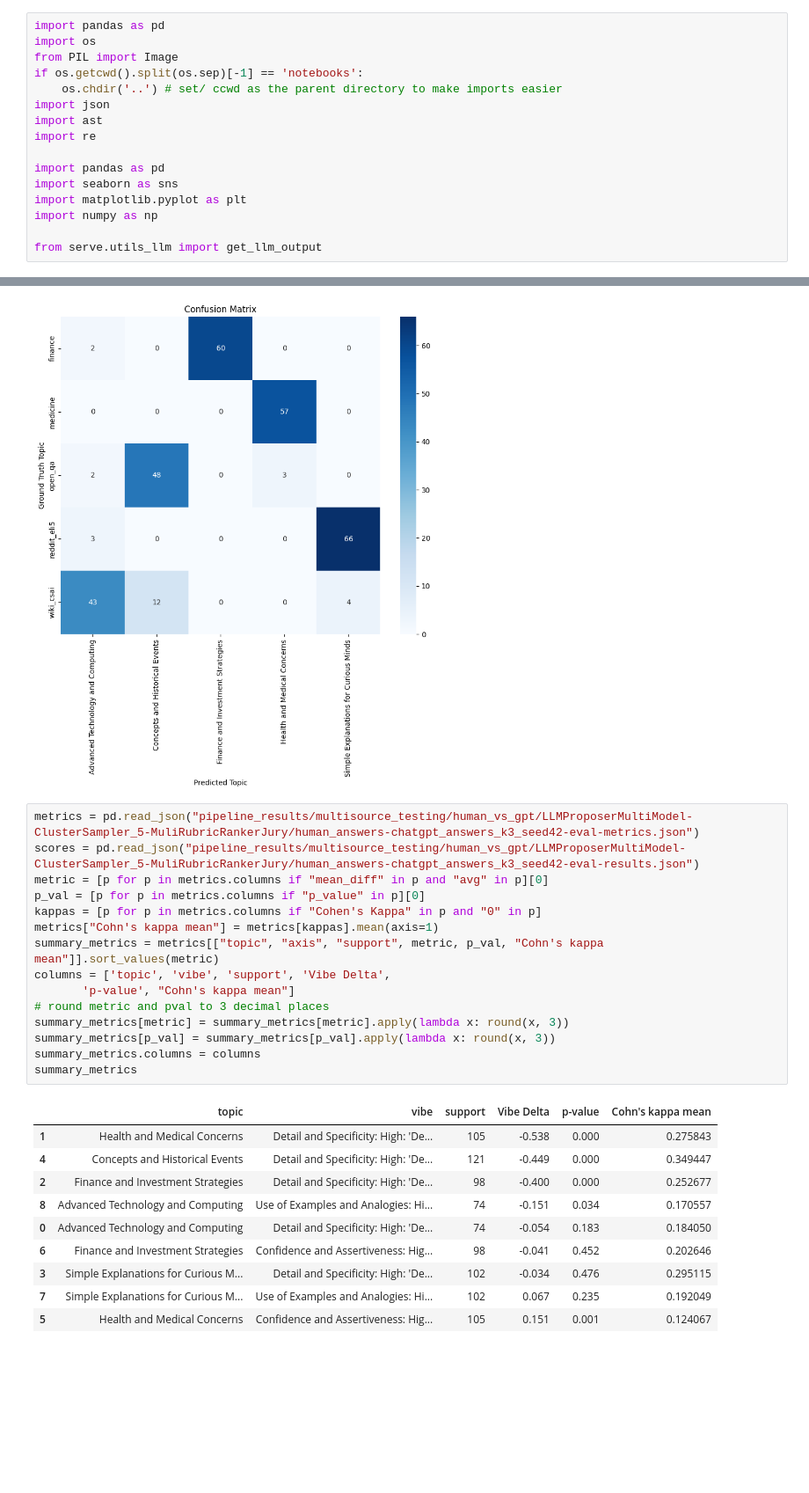
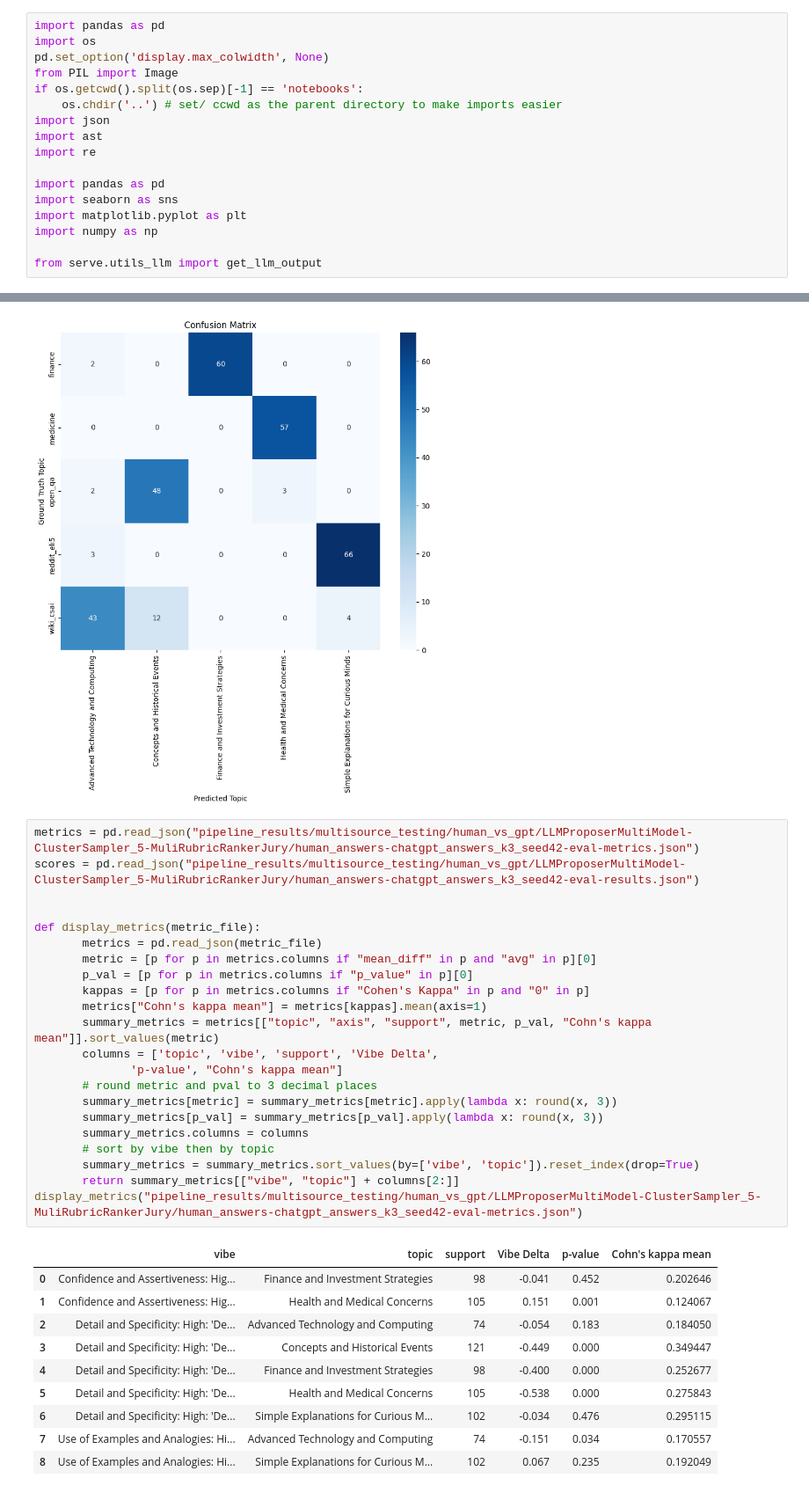
Before and after one commit to lisadunlap/Model-Book-Report, a Jupyter notebook: notebooks/playground.ipynb, the cells around one changed output, grey strips where cells are left out. Shown at 88% size. Cells and saved outputs as stored; diff of their text form; blank space fills up the shorter version.

```diff
--- a/notebooks/playground.ipynb
+++ b/notebooks/playground.ipynb
@@ -1,6 +1,7 @@
 # %%
 import pandas as pd
 import os
+pd.set_option('display.max_colwidth', None)
 from PIL import Image
 if os.getcwd().split(os.sep)[-1] == 'notebooks':
     os.chdir('..') # set/ ccwd as the parent directory to make imports easier
@@ -252,26 +38,33 @@ plt.savefig("figs/gpt_vs_human_confusion_topic_matrix.pdf", bbox_inches="tight")
 # %%
 metrics = pd.read_json("pipeline_results/multisource_testing/human_vs_gpt/LLMProposerMultiModel-ClusterSampler_5-MuliRubricRankerJury/human_answers-chatgpt_answers_k3_seed42-eval-metrics.json")
 scores = pd.read_json("pipeline_results/multisource_testing/human_vs_gpt/LLMProposerMultiModel-ClusterSampler_5-MuliRubricRankerJury/human_answers-chatgpt_answers_k3_seed42-eval-results.json")
-metric = [p for p in metrics.columns if "mean_diff" in p and "avg" in p][0]
-p_val = [p for p in metrics.columns if "p_value" in p][0]
-kappas = [p for p in metrics.columns if "Cohen's Kappa" in p and "0" in p]
-metrics["Cohn's kappa mean"] = metrics[kappas].mean(axis=1)
-summary_metrics = metrics[["topic", "axis", "support", metric, p_val, "Cohn's kappa mean"]].sort_values(metric)
-columns = ['topic', 'vibe', 'support', 'Vibe Delta',
-       'p-value', "Cohn's kappa mean"]
-# round metric and pval to 3 decimal places
-summary_metrics[metric] = summary_metrics[metric].apply(lambda x: round(x, 3))
-summary_metrics[p_val] = summary_metrics[p_val].apply(lambda x: round(x, 3))
-summary_metrics.columns = columns
-summary_metrics
+
+
+def display_metrics(metric_file):
+       metrics = pd.read_json(metric_file)
+       metric = [p for p in metrics.columns if "mean_diff" in p and "avg" in p][0]
+       p_val = [p for p in metrics.columns if "p_value" in p][0]
+       kappas = [p for p in metrics.columns if "Cohen's Kappa" in p and "0" in p]
+       metrics["Cohn's kappa mean"] = metrics[kappas].mean(axis=1)
+       summary_metrics = metrics[["topic", "axis", "support", metric, p_val, "Cohn's kappa mean"]].sort_values(metric)
+       columns = ['topic', 'vibe', 'support', 'Vibe Delta',
+              'p-value', "Cohn's kappa mean"]
+       # round metric and pval to 3 decimal places
+       summary_metrics[metric] = summary_metrics[metric].apply(lambda x: round(x, 3))
+       summary_metrics[p_val] = summary_metrics[p_val].apply(lambda x: round(x, 3))
+       summary_metrics.columns = columns
+       # sort by vibe then by topic
+       summary_metrics = summary_metrics.sort_values(by=['vibe', 'topic']).reset_index(drop=True)
+       return summary_metrics[["vibe", "topic"] + columns[2:]]
+display_metrics("pipeline_results/multisource_testing/human_vs_gpt/LLMProposerMultiModel-ClusterSampler_5-MuliRubricRankerJury/human_answers-chatgpt_answers_k3_seed42-eval-metrics.json")
 # %% [output]
-|  | topic | vibe | support | Vibe Delta | p-value | Cohn's kappa mean |
-| 1 | Health and Medical Concerns | Detail and Specificity: High: 'De... | 105 | -0.538 | 0.000 | 0.275843 |
-| 4 | Concepts and Historical Events | Detail and Specificity: High: 'De... | 121 | -0.449 | 0.000 | 0.349447 |
-| 2 | Finance and Investment Strategies | Detail and Specificity: High: 'De... | 98 | -0.400 | 0.000 | 0.252677 |
-| 8 | Advanced Technology and Computing | Use of Examples and Analogies: Hi... | 74 | -0.151 | 0.034 | 0.170557 |
-| 0 | Advanced Technology and Computing | Detail and Specificity: High: 'De... | 74 | -0.054 | 0.183 | 0.184050 |
-| 6 | Finance and Investment Strategies | Confidence and Assertiveness: Hig... | 98 | -0.041 | 0.452 | 0.202646 |
-| 3 | Simple Explanations for Curious M... | Detail and Specificity: High: 'De... | 102 | -0.034 | 0.476 | 0.295115 |
-| 7 | Simple Explanations for Curious M... | Use of Examples and Analogies: Hi... | 102 | 0.067 | 0.235 | 0.192049 |
-| 5 | Health and Medical Concerns | Confidence and Assertiveness: Hig... | 105 | 0.151 | 0.001 | 0.124067 |
+|  | vibe | topic | support | Vibe Delta | p-value | Cohn's kappa mean |
+| 0 | Confidence and Assertiveness: Hig... | Finance and Investment Strategies | 98 | -0.041 | 0.452 | 0.202646 |
+| 1 | Confidence and Assertiveness: Hig... | Health and Medical Concerns | 105 | 0.151 | 0.001 | 0.124067 |
+| 2 | Detail and Specificity: High: 'De... | Advanced Technology and Computing | 74 | -0.054 | 0.183 | 0.184050 |
+| 3 | Detail and Specificity: High: 'De... | Concepts and Historical Events | 121 | -0.449 | 0.000 | 0.349447 |
+| 4 | Detail and Specificity: High: 'De... | Finance and Investment Strategies | 98 | -0.400 | 0.000 | 0.252677 |
+| 5 | Detail and Specificity: High: 'De... | Health and Medical Concerns | 105 | -0.538 | 0.000 | 0.275843 |
+| 6 | Detail and Specificity: High: 'De... | Simple Explanations for Curious M... | 102 | -0.034 | 0.476 | 0.295115 |
+| 7 | Use of Examples and Analogies: Hi... | Advanced Technology and Computing | 74 | -0.151 | 0.034 | 0.170557 |
+| 8 | Use of Examples and Analogies: Hi... | Simple Explanations for Curious M... | 102 | 0.067 | 0.235 | 0.192049 |
```
Also changed, not shown: parts of 18 cells of this notebook, 29 other files.
